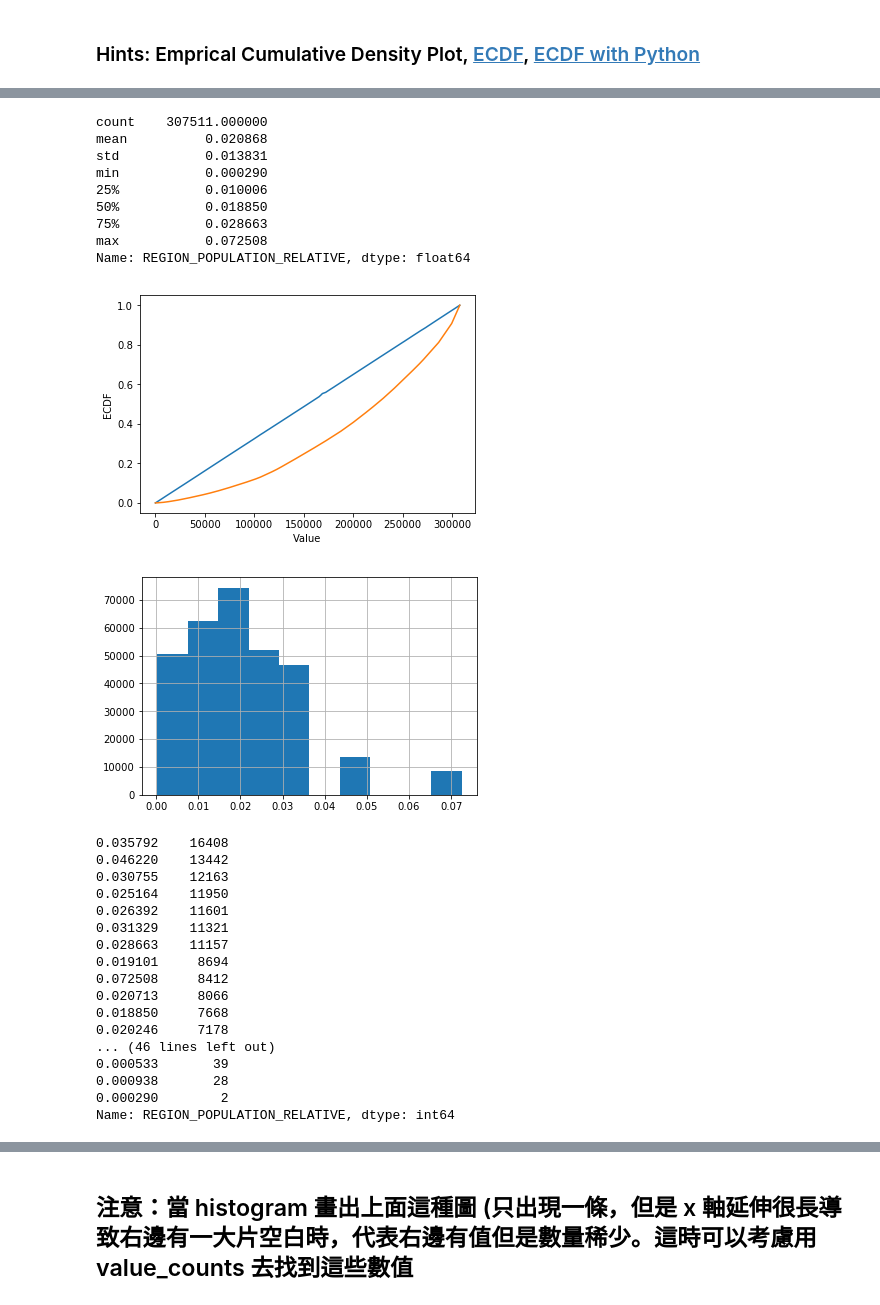
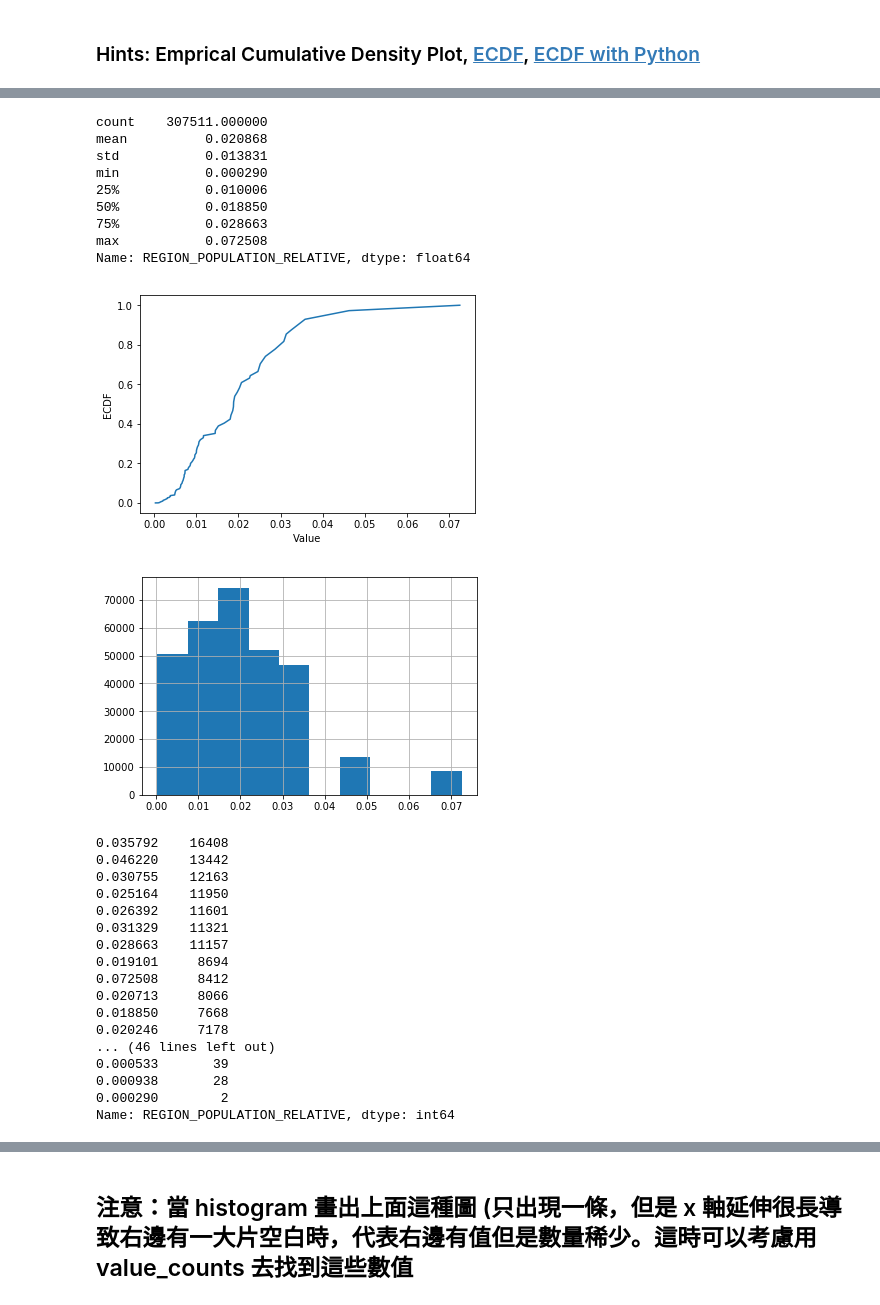
Before and after one commit to robert1003/2nd-ML100Days, a Jupyter notebook: homework/Day_006_HW.ipynb, the cells around one changed output, grey strips where cells are left out. Cells and saved outputs as stored; diff of their text form; code cells hidden in the pictures.

```diff
--- a/homework/Day_006_HW.ipynb
+++ b/homework/Day_006_HW.ipynb
@@ -32,7 +32,7 @@ Path of read in data: ../data/Part01/application_train.csv
 ## 請參考 HomeCredit_columns_description.csv 的欄位說明，觀察並列出三個你覺得可能有 outlier 的欄位並解釋可能的原因
 # %%
 # 先篩選數值型的欄位
-dtype_select = [pd.np.dtype('float64')]
+dtype_select = [pd.np.dtype('float64'), pd.np.dtype('int64')]
 
 numeric_columns = list(app_train.columns[list(app_train.dtypes.isin(dtype_select))])
 
@@ -124,35 +124,35 @@ Name: AMT_INCOME_TOTAL, dtype: float64
 # %%
 # 最大值落在分布之外
 print(app_train['REGION_POPULATION_RELATIVE'].describe())
 
 # 繪製 Empirical Cumulative Density Plot (ECDF)
-cdf = app_train['REGION_POPULATION_RELATIVE'].sort_values().reset_index().cumsum()
+cdf = app_train['REGION_POPULATION_RELATIVE'].value_counts().sort_index().cumsum()
 
 
 plt.plot(list(cdf.index), cdf/cdf.max())
 plt.xlabel('Value')
 plt.ylabel('ECDF')
 plt.ylim([-0.05,1.05]) # 限制顯示圖片的範圍
 plt.show()
 
 app_train['REGION_POPULATION_RELATIVE'].hist()
 plt.show()
 
 app_train['REGION_POPULATION_RELATIVE'].value_counts()
 
 # 就以這個欄位來說，雖然有資料掉在分布以外，也不算異常，僅代表這間公司在稍微熱鬧的地區有的據點較少，
 # 導致 region population relative 在少的部分較為密集，但在大的部分較為疏漏
 # %% [output]
 count    307511.000000
 mean          0.020868
 std           0.013831
 min           0.000290
 25%           0.010006
 50%           0.018850
 75%           0.028663
 max           0.072508
 Name: REGION_POPULATION_RELATIVE, dtype: float64
-[figure, old version]
+[figure, new version]
 [figure]
 0.035792    16408
 0.046220    13442
```
Also changed, not shown: parts of 3 cells of this notebook.
